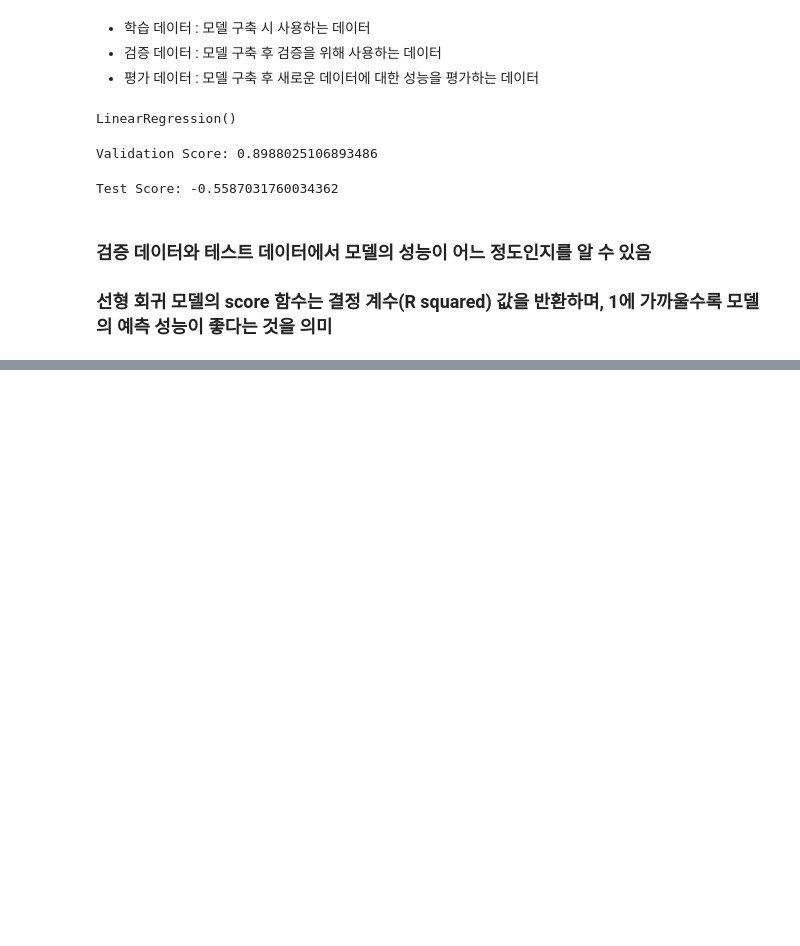
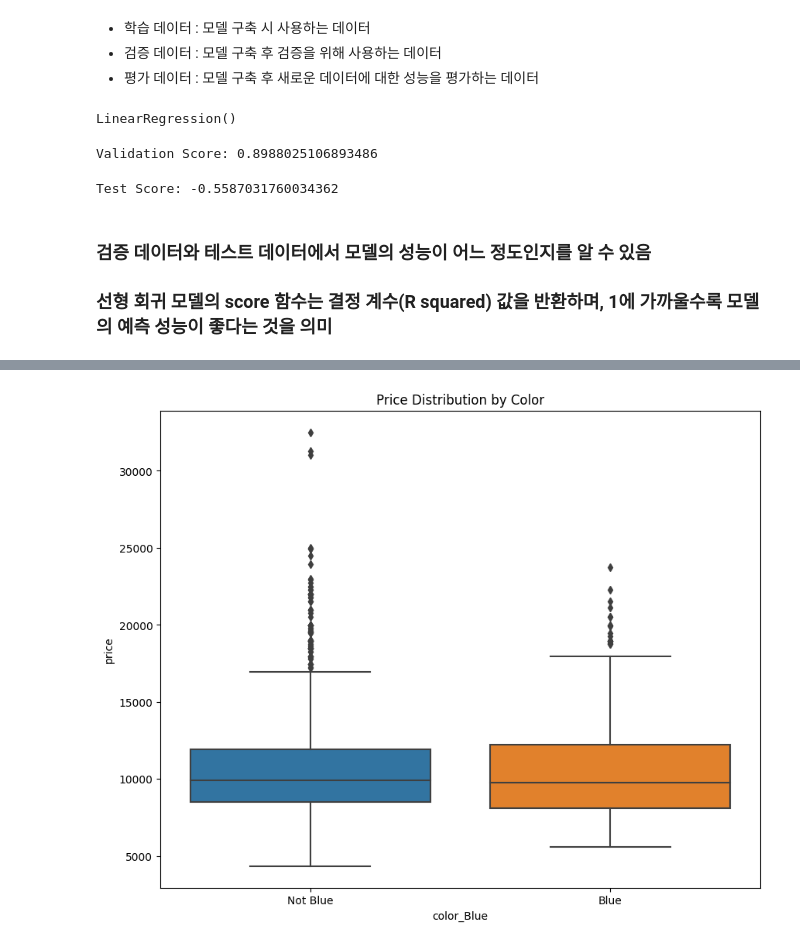
Before and after one commit to JunheeChoi/dm_class, a Jupyter notebook: dmhw_1.ipynb, the cells around one changed output, grey strips where cells are left out. Cells and saved outputs as stored; diff of their text form; code cells hidden in the pictures; blank space fills up the shorter version.

```diff
--- a/dmhw_1.ipynb
+++ b/dmhw_1.ipynb
@@ -148,0 +154,9 @@ sns.heatmap(toyota_df.drop(['cylinders','color_Beige','color_Black','color_Blue'
+# %%
+# 가변수로 변환된 데이터에서 color 간 Price 분포 시각화
+plt.figure(figsize=(10, 8))
+sns.boxplot(data=toyota_df, y='price', x='color_Blue')
+plt.title('Price Distribution by Color')
+plt.xticks([0, 1], ['Not Blue', 'Blue'])
+plt.show()
+# %% [output]
+[figure, added]
```
Also changed, not shown: parts of 7 cells of this notebook.
